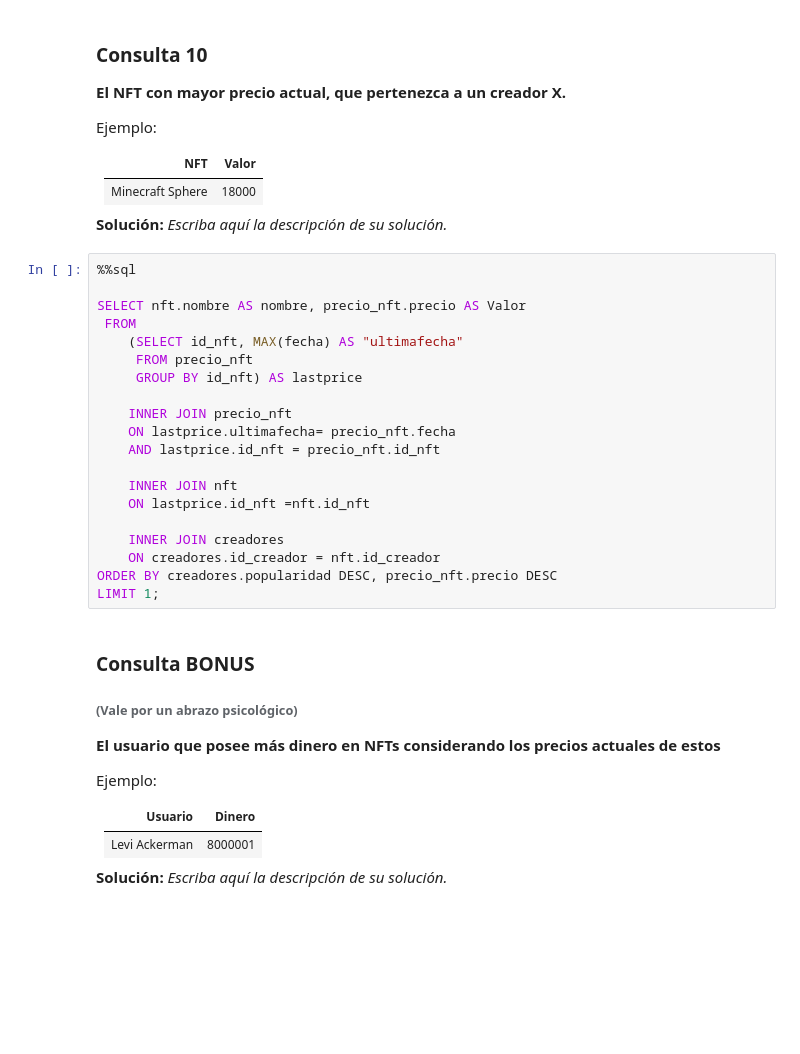
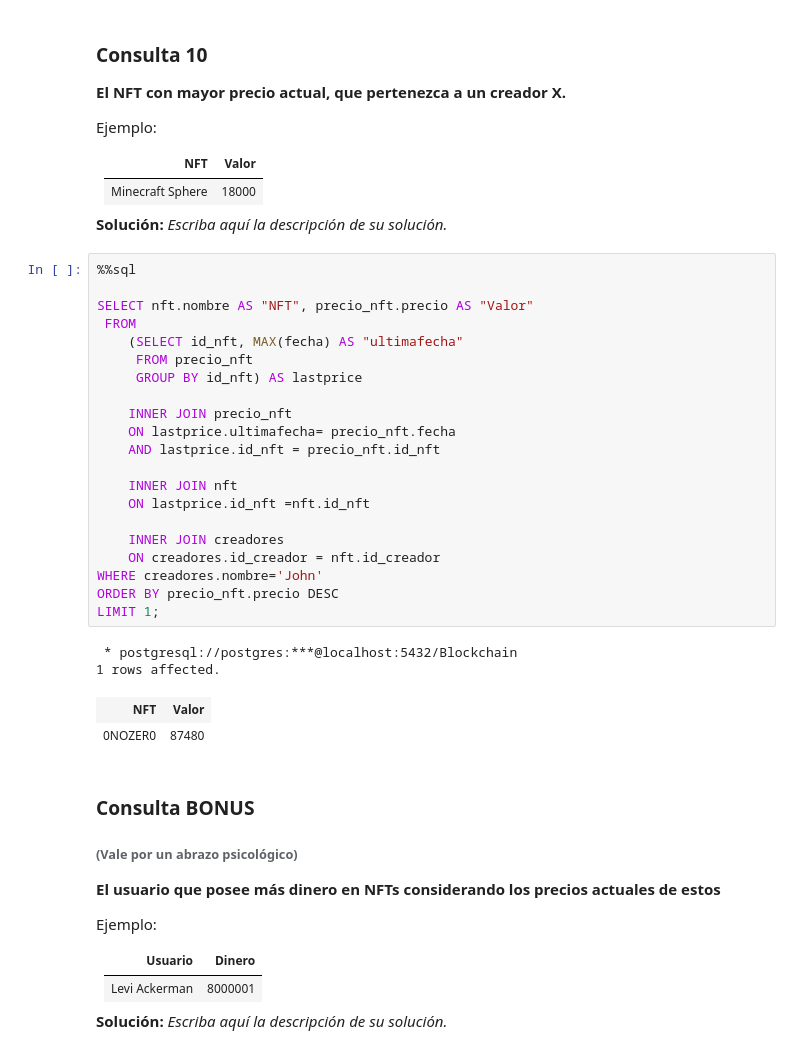
Before and after one commit to bryangonzalezr/INF239, a Jupyter notebook: Tarea-1-Grupo23/Tarea1_BD_2022-1 V1.1.ipynb, the cells around one changed output. Drawn from its saved outputs; the diff is of its cells as text; blank space fills up the shorter version.

```diff
--- a/Tarea-1-Grupo23/Tarea1_BD_2022-1 V1.1.ipynb
+++ b/Tarea-1-Grupo23/Tarea1_BD_2022-1 V1.1.ipynb
@@ -497,23 +668,29 @@ Ejemplo:
 # %%
 %%sql
 
-SELECT nft.nombre AS nombre, precio_nft.precio AS Valor
+SELECT nft.nombre AS "NFT", precio_nft.precio AS "Valor"
  FROM
 	(SELECT id_nft, MAX(fecha) AS "ultimafecha"
 	 FROM precio_nft
 	 GROUP BY id_nft) AS lastprice
 
 	INNER JOIN precio_nft
 	ON lastprice.ultimafecha= precio_nft.fecha
 	AND lastprice.id_nft = precio_nft.id_nft
 
 	INNER JOIN nft
 	ON lastprice.id_nft =nft.id_nft
 
 	INNER JOIN creadores
 	ON creadores.id_creador = nft.id_creador
-ORDER BY creadores.popularidad DESC, precio_nft.precio DESC
+WHERE creadores.nombre='John'
+ORDER BY precio_nft.precio DESC
 LIMIT 1;
+# %% [output]
+ * postgresql://postgres:***@localhost:5432/Blockchain
+1 rows affected.
+| NFT | Valor |
+| 0NOZER0 | 87480 |
 # %% [markdown]
 ### Consulta BONUS
 ###### (Vale por un abrazo psicológico)
```
Also changed, not shown: parts of 23 cells of this notebook.
